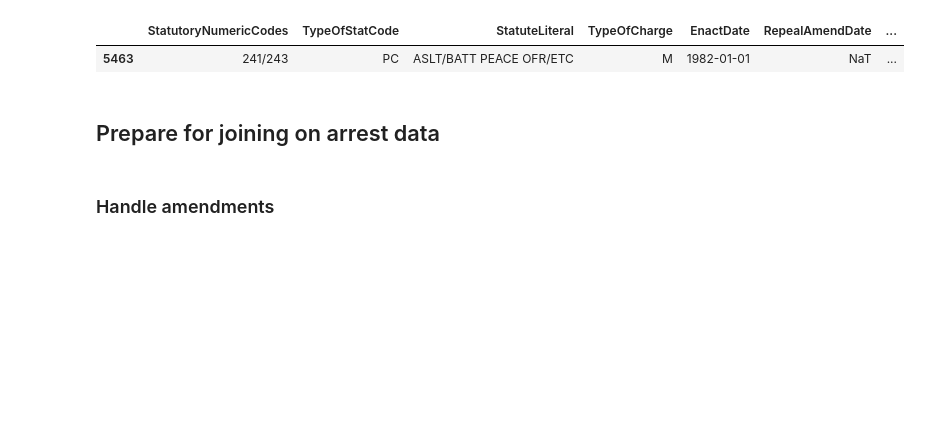
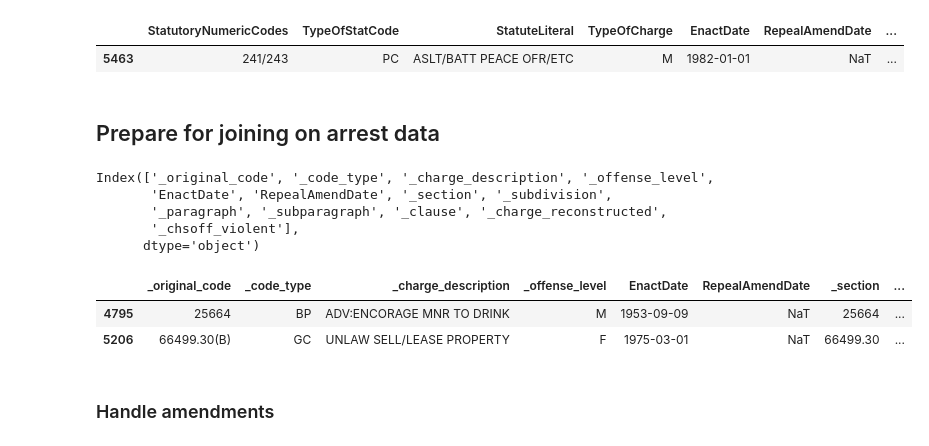
Before and after one commit to cirlabs/homelessness-arrest-data, a Jupyter notebook: CA/02_clean/01_statute.ipynb, the cells around one changed output. Saved outputs shown, nothing was run; the diff lists cells and outputs as text; code cells hidden in the pictures; blank space fills up the shorter version.

```diff
--- a/CA/02_clean/01_statute.ipynb
+++ b/CA/02_clean/01_statute.ipynb
@@ -130,6 +131,14 @@ chsoff.rename(
     },
     inplace=True,
 )
+# %%
+chsoff.columns
+# %% [output]
+Index(['_original_code', '_code_type', '_charge_description', '_offense_level',
+       'EnactDate', 'RepealAmendDate', '_section', '_subdivision',
+       '_paragraph', '_subparagraph', '_clause', '_charge_reconstructed',
+       '_chsoff_violent'],
+      dtype='object')
 # %%
 chsoff.sort_values(
     by=[
@@ -143,6 +152,12 @@ chsoff.sort_values(
     inplace=True,
     na_position='first',
 )
+# %%
+chsoff[chsoff['_original_code'].str.contains('664')]
+# %% [output]
+|  | _original_code | _code_type | _charge_description | _offense_level | EnactDate | RepealAmendDate | _section | ... |
+| 4795 | 25664 | BP | ADV:ENCORAGE MNR TO DRINK | M | 1953-09-09 | NaT | 25664 | ... |
+| 5206 | 66499.30(B) | GC | UNLAW SELL/LEASE PROPERTY | F | 1975-03-01 | NaT | 66499.30 | ... |
 # %% [markdown]
 ### Handle amendments
 # %%
```
Also changed, not shown: parts of 26 cells of this notebook, 3 other files.
